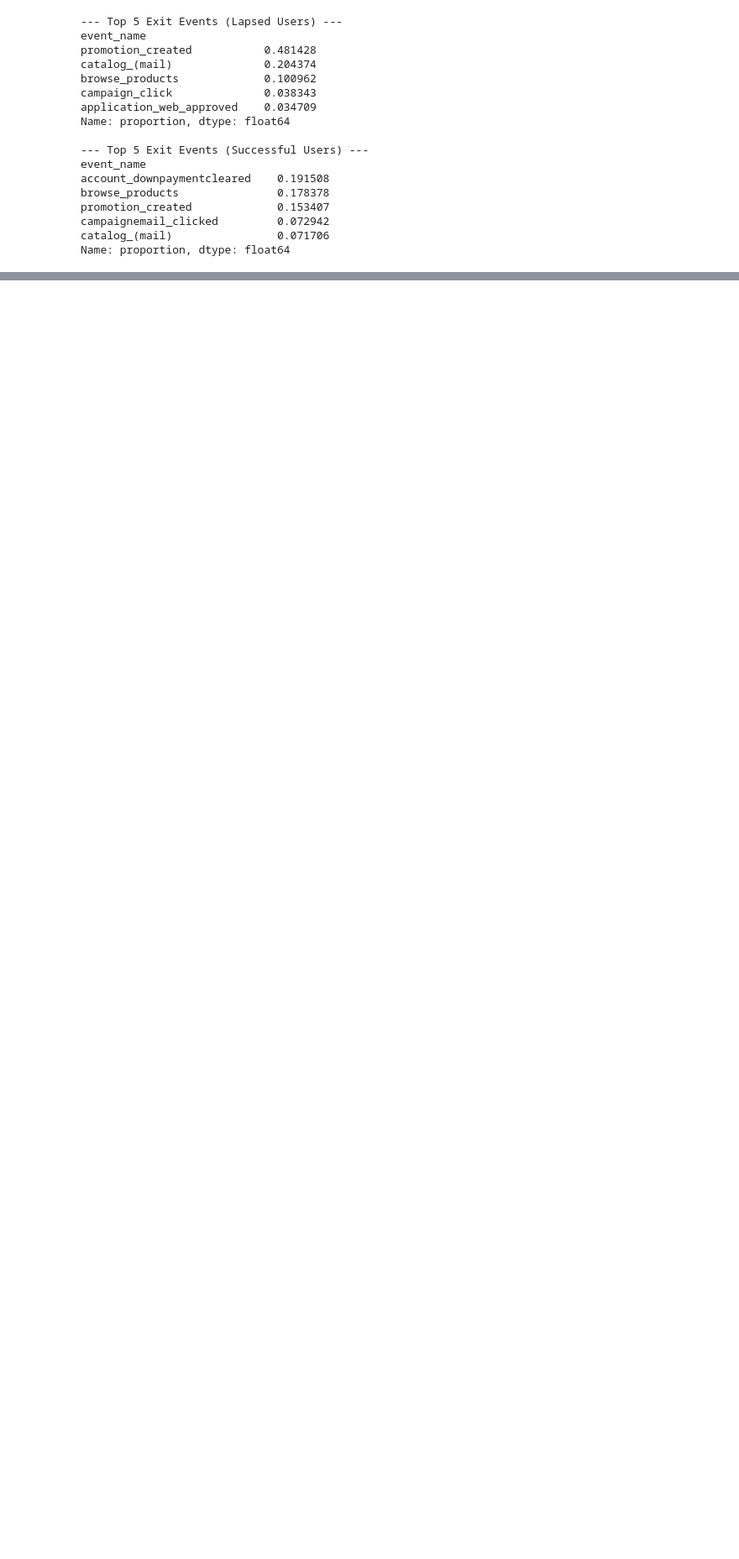
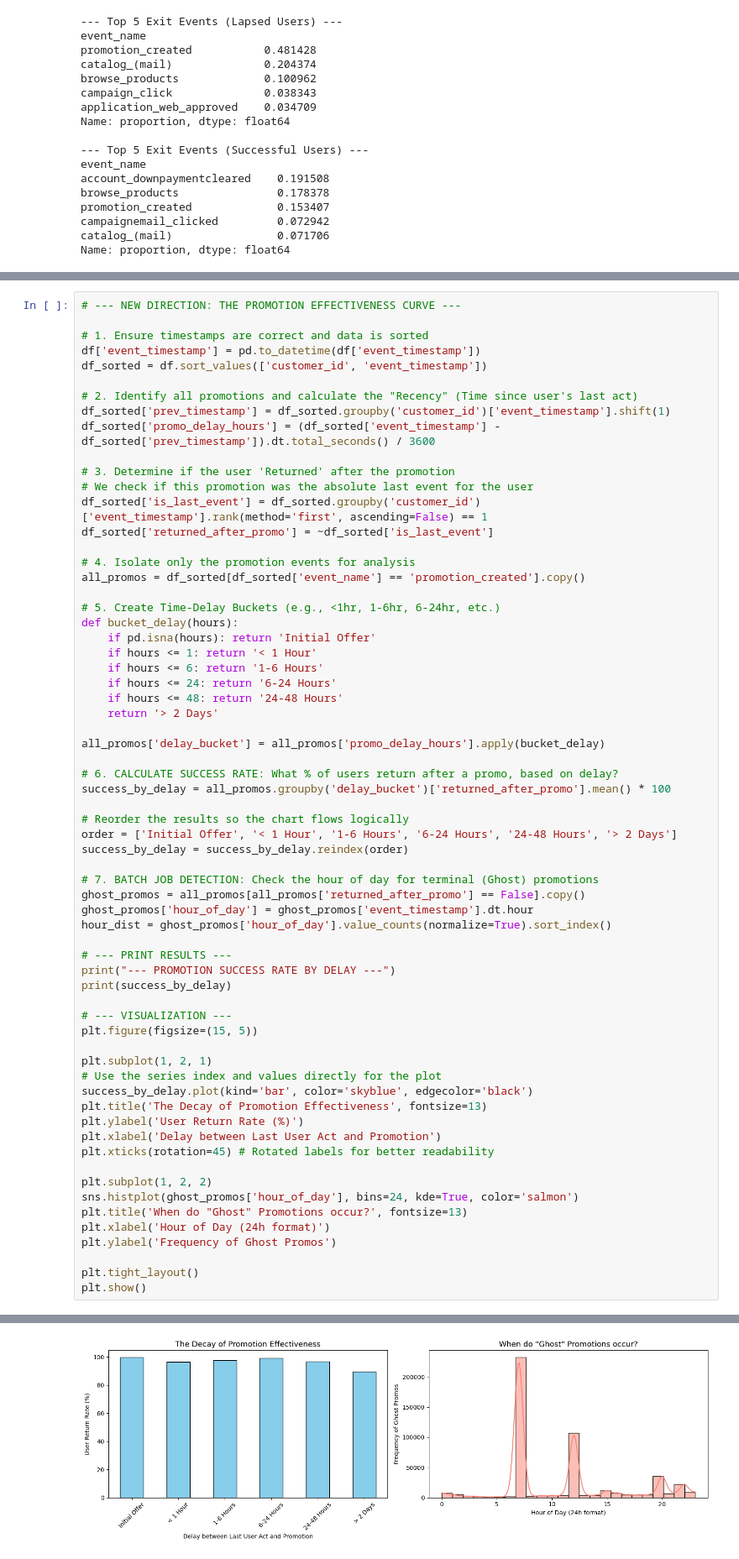
Before and after one commit to anthnoyc/stats_m148, a Jupyter notebook: jacob_data_exploration.ipynb, the cells around one changed output, grey strips where cells are left out. Shown at 84% size. Saved outputs shown, nothing was run; the diff lists cells and outputs as text; blank space fills up the shorter version.

```diff
--- a/jacob_data_exploration.ipynb
+++ b/jacob_data_exploration.ipynb
@@ -660,0 +547,66 @@ Name: proportion, dtype: float64
+# %%
+# --- NEW DIRECTION: THE PROMOTION EFFECTIVENESS CURVE ---
+
+# 1. Ensure timestamps are correct and data is sorted
+df['event_timestamp'] = pd.to_datetime(df['event_timestamp'])
+df_sorted = df.sort_values(['customer_id', 'event_timestamp'])
+
+# 2. Identify all promotions and calculate the "Recency" (Time since user's last act)
+df_sorted['prev_timestamp'] = df_sorted.groupby('customer_id')['event_timestamp'].shift(1)
+df_sorted['promo_delay_hours'] = (df_sorted['event_timestamp'] - df_sorted['prev_timestamp']).dt.total_seconds() / 3600
+
+# 3. Determine if the user 'Returned' after the promotion
+# We check if this promotion was the absolute last event for the user
+df_sorted['is_last_event'] = df_sorted.groupby('customer_id')['event_timestamp'].rank(method='first', ascending=False) == 1
+df_sorted['returned_after_promo'] = ~df_sorted['is_last_event']
+
+# 4. Isolate only the promotion events for analysis
+all_promos = df_sorted[df_sorted['event_name'] == 'promotion_created'].copy()
+
+# 5. Create Time-Delay Buckets (e.g., <1hr, 1-6hr, 6-24hr, etc.)
+def bucket_delay(hours):
+    if pd.isna(hours): return 'Initial Offer'
+    if hours <= 1: return '< 1 Hour'
+    if hours <= 6: return '1-6 Hours'
+    if hours <= 24: return '6-24 Hours'
+    if hours <= 48: return '24-48 Hours'
+    return '> 2 Days'
+
+all_promos['delay_bucket'] = all_promos['promo_delay_hours'].apply(bucket_delay)
+
+# 6. CALCULATE SUCCESS RATE: What % of users return after a promo, based on delay?
+success_by_delay = all_promos.groupby('delay_bucket')['returned_after_promo'].mean() * 100
+
+# Reorder the results so the chart flows logically
+order = ['Initial Offer', '< 1 Hour', '1-6 Hours', '6-24 Hours', '24-48 Hours', '> 2 Days']
+success_by_delay = success_by_delay.reindex(order)
+
+# 7. BATCH JOB DETECTION: Check the hour of day for terminal (Ghost) promotions
+ghost_promos = all_promos[all_promos['returned_after_promo'] == False].copy()
+ghost_promos['hour_of_day'] = ghost_promos['event_timestamp'].dt.hour
+hour_dist = ghost_promos['hour_of_day'].value_counts(normalize=True).sort_index()
+
+# --- PRINT RESULTS ---
+print("--- PROMOTION SUCCESS RATE BY DELAY ---")
+print(success_by_delay)
+
+# --- VISUALIZATION ---
+plt.figure(figsize=(15, 5))
+
+plt.subplot(1, 2, 1)
+# Use the series index and values directly for the plot
+success_by_delay.plot(kind='bar', color='skyblue', edgecolor='black')
+plt.title('The Decay of Promotion Effectiveness', fontsize=13)
+plt.ylabel('User Return Rate (%)')
+plt.xlabel('Delay between Last User Act and Promotion')
+plt.xticks(rotation=45) # Rotated labels for better readability
+
+plt.subplot(1, 2, 2)
+sns.histplot(ghost_promos['hour_of_day'], bins=24, kde=True, color='salmon')
+plt.title('When do "Ghost" Promotions occur?', fontsize=13)
+plt.xlabel('Hour of Day (24h format)')
+plt.ylabel('Frequency of Ghost Promos')
+
+plt.tight_layout()
+plt.show()
+# %% [output]
@@ -660,0 +622 @@ Name: proportion, dtype: float64
+[figure, added]
```
Also changed, not shown: parts of 9 cells of this notebook.
